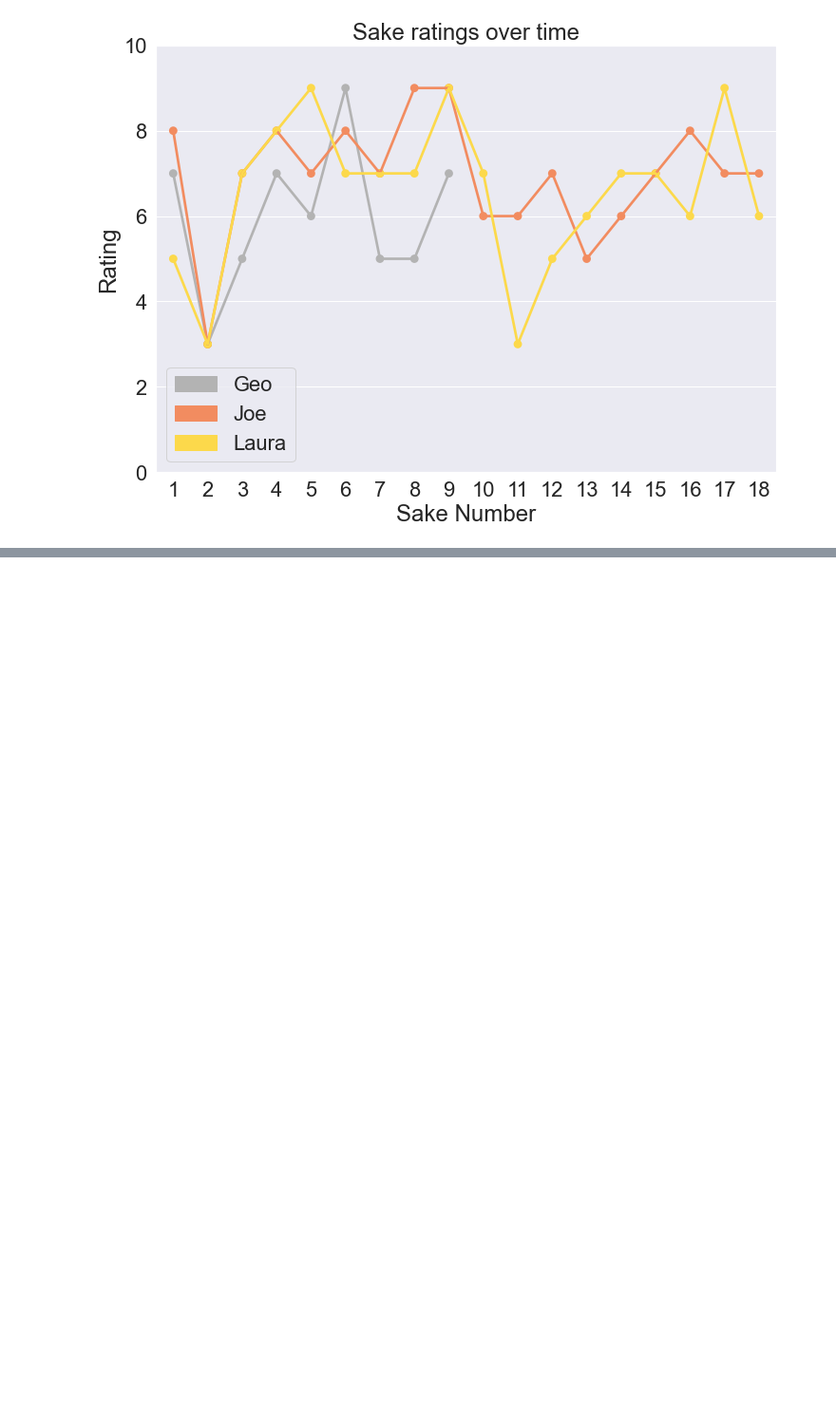
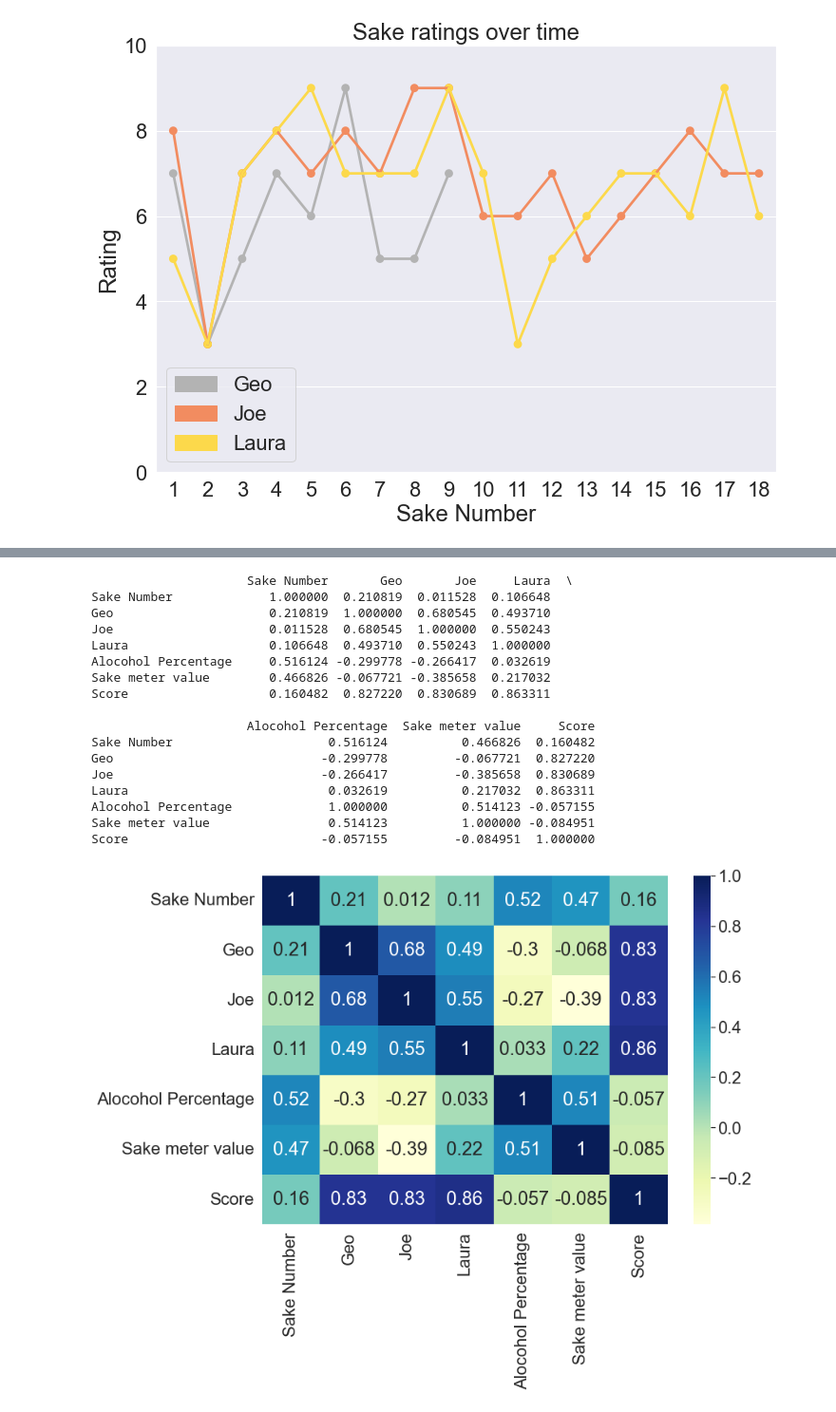
Before and after one commit to joseph-allen/sake-tasting, a Jupyter notebook: SakeAnalysis.ipynb, the cells around one changed output, grey strips where cells are left out. Shown at 95% size. Saved outputs shown, nothing was run; the diff lists cells and outputs as text; code cells hidden in the pictures; blank space fills up the shorter version.

```diff
--- a/SakeAnalysis.ipynb
+++ b/SakeAnalysis.ipynb
@@ -72,0 +106,27 @@ It doesn't really look like we liked our sake more over time. We also see that a
+# %%
+print(df.corr())
+
+# plotting correlation heatmap
+dataplot = sns.heatmap(df.corr(), cmap="YlGnBu", annot=True)
+
+# displaying heatmap
+plt.show()
+# %% [output]
+                     Sake Number       Geo       Joe     Laura  \
+Sake Number             1.000000  0.210819  0.011528  0.106648
+Geo                     0.210819  1.000000  0.680545  0.493710
+Joe                     0.011528  0.680545  1.000000  0.550243
+Laura                   0.106648  0.493710  0.550243  1.000000
+Alocohol Percentage     0.516124 -0.299778 -0.266417  0.032619
+Sake meter value        0.466826 -0.067721 -0.385658  0.217032
+Score                   0.160482  0.827220  0.830689  0.863311
+
+                     Alocohol Percentage  Sake meter value     Score
+Sake Number                     0.516124          0.466826  0.160482
+Geo                            -0.299778         -0.067721  0.827220
+Joe                            -0.266417         -0.385658  0.830689
+Laura                           0.032619          0.217032  0.863311
+Alocohol Percentage             1.000000          0.514123 -0.057155
+Sake meter value                0.514123          1.000000 -0.084951
+Score                          -0.057155         -0.084951  1.000000
+[figure, added]
```
Also changed, not shown: parts of 23 cells of this notebook, 1 other file.
